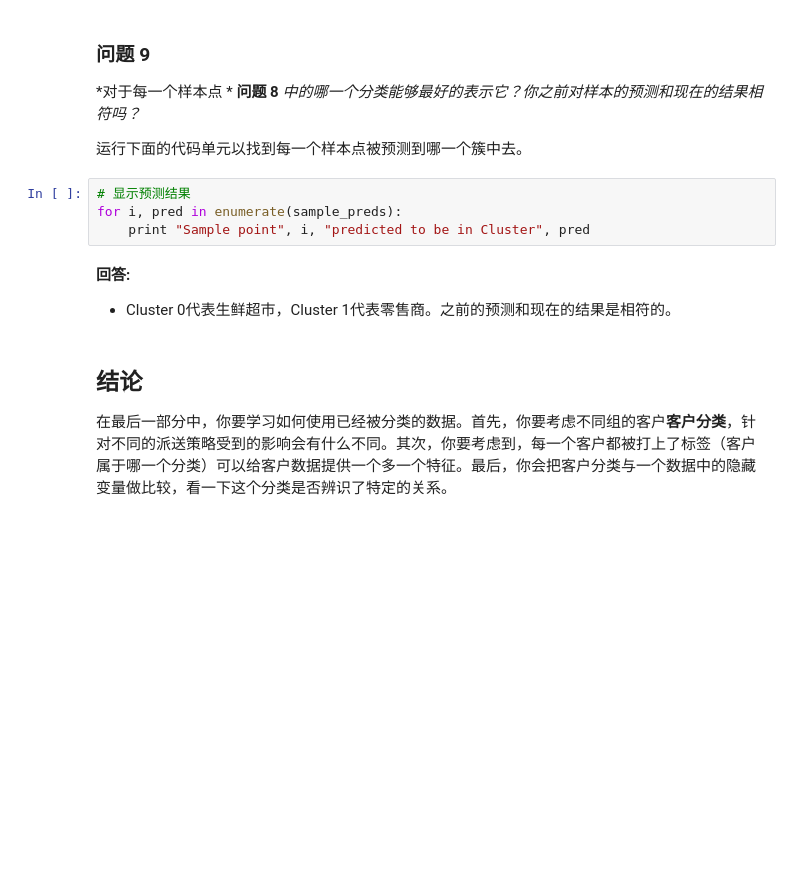
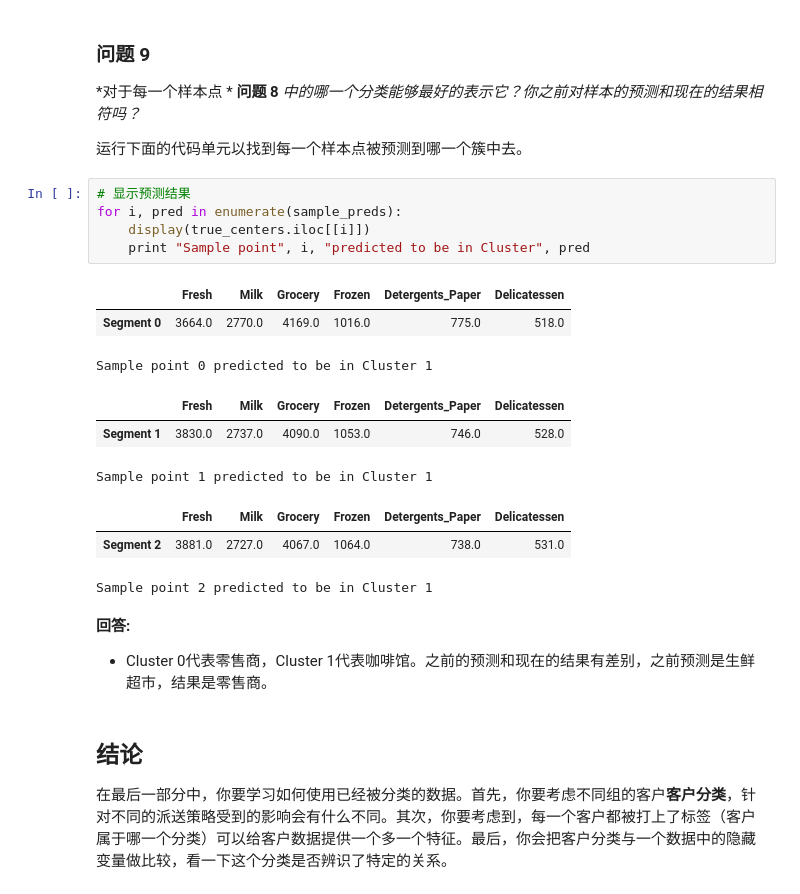
Before and after one commit to liyu10000/playboy, a Jupyter notebook: udacity/machine-learning/creating_customer_segments/customer_segments.ipynb, the cells around one changed output. Cells and saved outputs as stored; diff of their text form; blank space fills up the shorter version.

```diff
--- a/udacity/machine-learning/creating_customer_segments/customer_segments.ipynb
+++ b/udacity/machine-learning/creating_customer_segments/customer_segments.ipynb
@@ -468,10 +491,21 @@ display(true_centers.iloc[[39, 65, 117]])
 # %%
 # 显示预测结果
 for i, pred in enumerate(sample_preds):
+    display(true_centers.iloc[[i]])
     print "Sample point", i, "predicted to be in Cluster", pred
+# %% [output]
+|  | Fresh | Milk | Grocery | Frozen | Detergents_Paper | Delicatessen |
+| Segment 0 | 3664.0 | 2770.0 | 4169.0 | 1016.0 | 775.0 | 518.0 |
+Sample point 0 predicted to be in Cluster 1
+|  | Fresh | Milk | Grocery | Frozen | Detergents_Paper | Delicatessen |
+| Segment 1 | 3830.0 | 2737.0 | 4090.0 | 1053.0 | 746.0 | 528.0 |
+Sample point 1 predicted to be in Cluster 1
+|  | Fresh | Milk | Grocery | Frozen | Detergents_Paper | Delicatessen |
+| Segment 2 | 3881.0 | 2727.0 | 4067.0 | 1064.0 | 738.0 | 531.0 |
+Sample point 2 predicted to be in Cluster 1
 # %% [markdown]
 **回答:**
- - Cluster 0代表生鲜超市，Cluster 1代表零售商。之前的预测和现在的结果是相符的。
+ - Cluster 0代表零售商，Cluster 1代表咖啡馆。之前的预测和现在的结果有差别，之前预测是生鲜超市，结果是零售商。
 # %% [markdown]
 ## 结论
 
```
Also changed, not shown: parts of 21 cells of this notebook, 1 other file.
